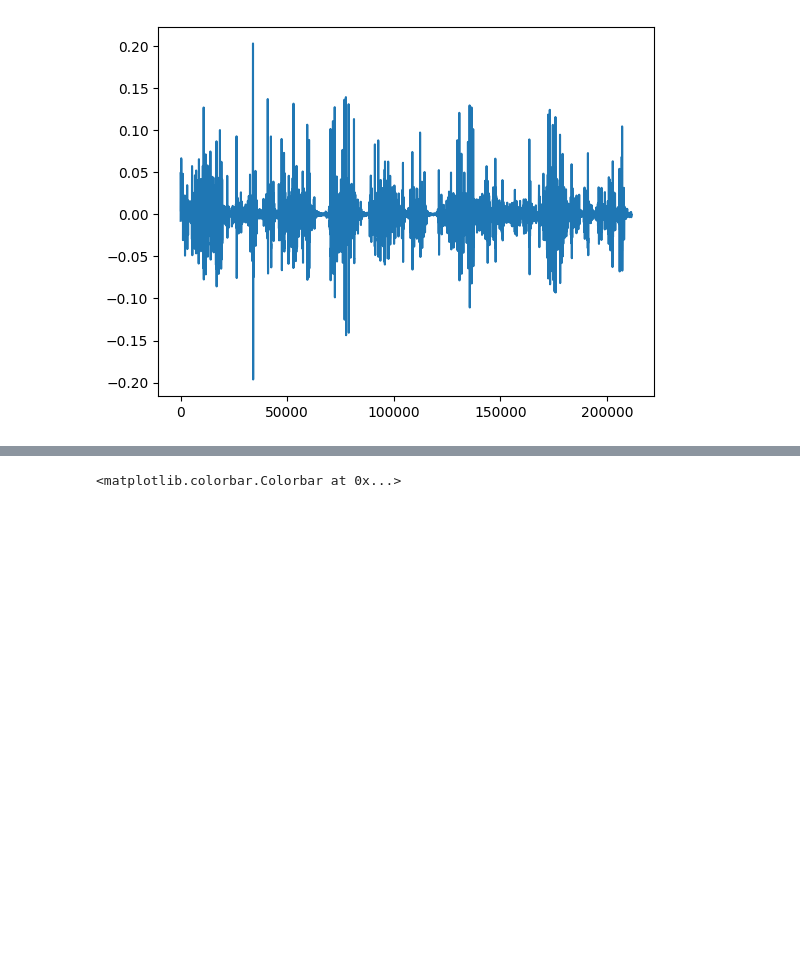
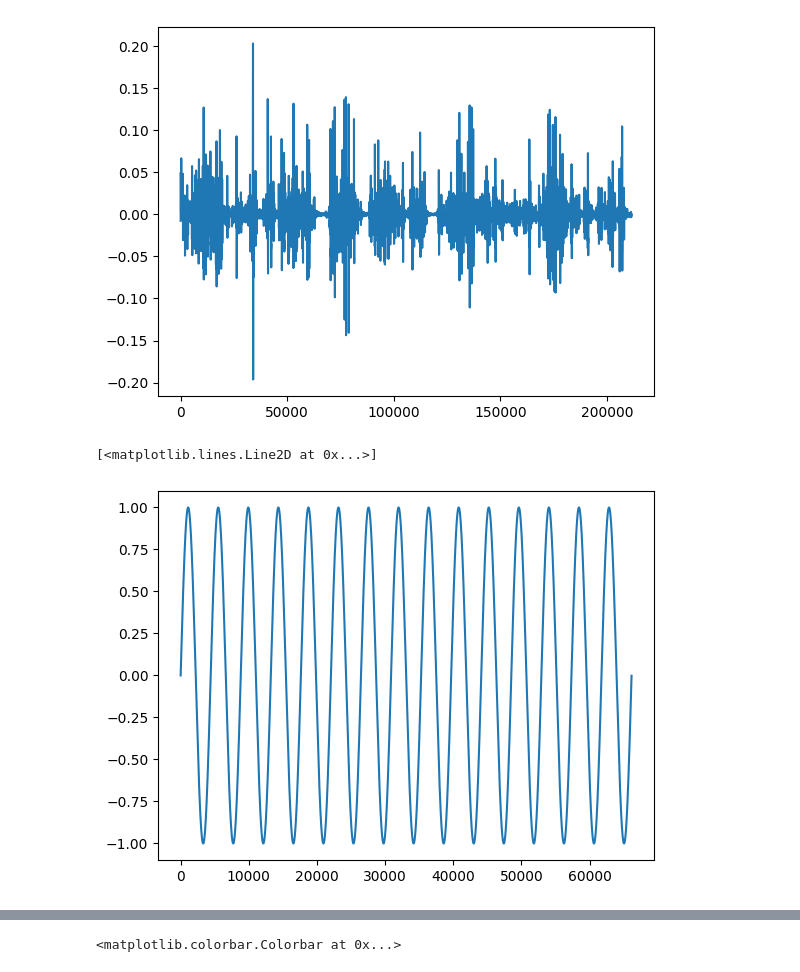
Before and after one commit to shinolab/vibrotactile-autoencoder, a Jupyter notebook: preprocess.ipynb, the cells around one changed output, grey strips where cells are left out. Drawn from its saved outputs; the diff is of its cells as text; code cells hidden in the pictures; blank space fills up the shorter version.

```diff
--- a/preprocess.ipynb
+++ b/preprocess.ipynb
@@ -16,3 +16,9 @@ DMatrix = librosa.stft(data, n_fft=2048, hop_length=int(2048 * 0.1), window='han
 dbMatrix = librosa.amplitude_to_db(np.abs(DMatrix), ref=np.max)
 # %% [output]
 [figure]
+# %%
+test_wav = (np.sin(2*np.pi*np.arange(44100*1.5)*10/44100)).astype(np.float32)
+plt.plot(test_wav)
+# %% [output]
+[<matplotlib.lines.Line2D at 0x...>]
+[figure, added]
```
Also changed, not shown: parts of 3 cells of this notebook, 2 other files.
